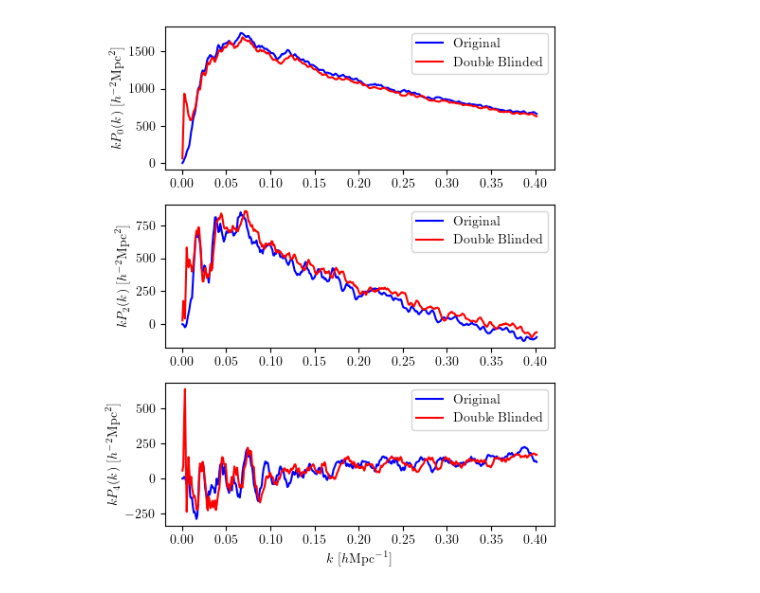
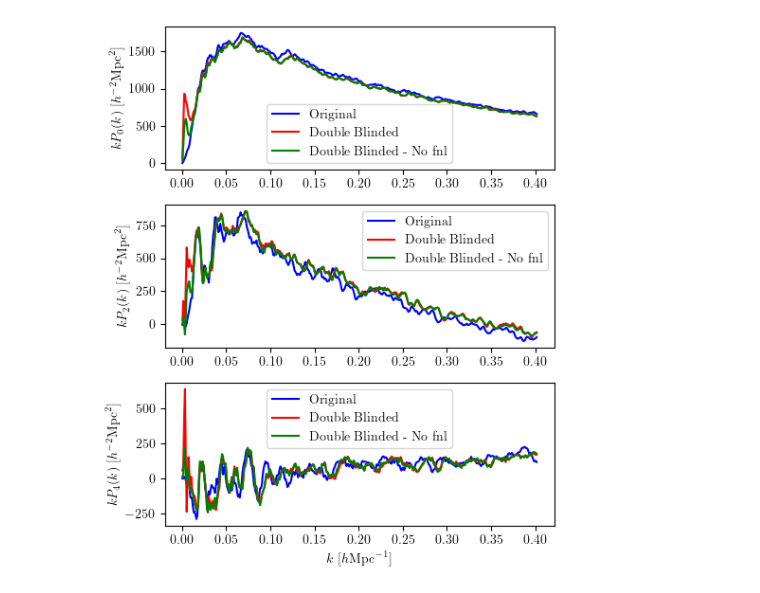
Before and after one commit to cosmodesi/desi-y1-kp45, a Jupyter notebook: blinding/nb/plot_pk.ipynb, the cells around one changed output. Cells and saved outputs as stored; diff of their text form; code cells hidden in the pictures.

```diff
--- a/blinding/nb/plot_pk.ipynb
+++ b/blinding/nb/plot_pk.ipynb
@@ -9,34 +9,35 @@ plt.rcParams.update({"text.usetex": True, 'font.family': 'serif'})
 # Paths to the Pk files
 file1 = "/global/cfs/cdirs/desi/survey/catalogs/Y1/LSS/iron/LSScats/v0.6/blinded/pk/pkpoles_LRG_GCcomb_0.4_0.6_default_FKP_lin.npy"
 file2 = "/global/cfs/cdirs/desi/users/uendert/desi_blinding/double_blinded/LSScats/v0.6/blinded/pk/pkpoles_LRG_GCcomb_0.4_0.6_default_FKP_lin.npy"
+file3 = "/global/cfs/cdirs/desi/users/uendert/desi_blinding/double_blinded/nofnl/LSScats/v0.6/blinded//pk/pk/pkpoles_LRG_GCcomb_0.4_0.6_default_FKP_lin.npy"
 
-colors = ['blue', 'red']
-labels = ['Original', 'Double Blinded']
+colors = ['blue', 'red', 'green']
+labels = ['Original', 'Double Blinded', 'Double Blinded - No fnl']
 
 plt.figure(figsize=(5, 6))
 
 k = PowerSpectrumStatistics.load(file1).k
 
-files = [file1, file2]
+files = [file1, file2, file3]
 for j, file in enumerate(files):
     ps = PowerSpectrumStatistics.load(file)(ell=[0, 2, 4], complex=False)
 
     for i in range(3):
         plt.subplot(3, 1, i+1)
         plt.plot(k, k * ps[i, :], color=colors[j], label=labels[j])
 
 plt.subplot(311)
 plt.ylabel(r"$kP_{0}(k)$ $[h^{-2} \mathrm{Mpc}^{2}]$")
 plt.legend()
 plt.subplot(312)
 plt.ylabel(r"$kP_{2}(k)$ $[h^{-2} \mathrm{Mpc}^{2}]$")
 plt.legend()
 plt.subplot(313)
 plt.xlabel(r"$k$ $[h \mathrm{Mpc}^{-1}]$")
 plt.ylabel(r"$kP_{4}(k)$ $[h^{-2} \mathrm{Mpc}^{2}]$")
 plt.legend()
 
 plt.tight_layout()
 plt.show()
 # %% [output]
-[figure, old version]
+[figure, new version]
```
Also changed, not shown: 3 other files.
